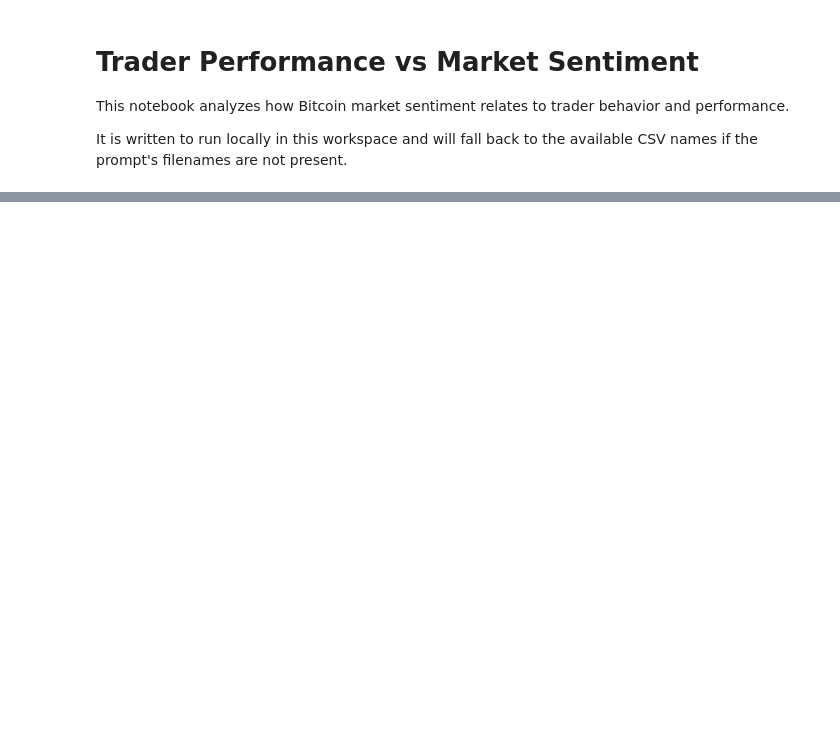
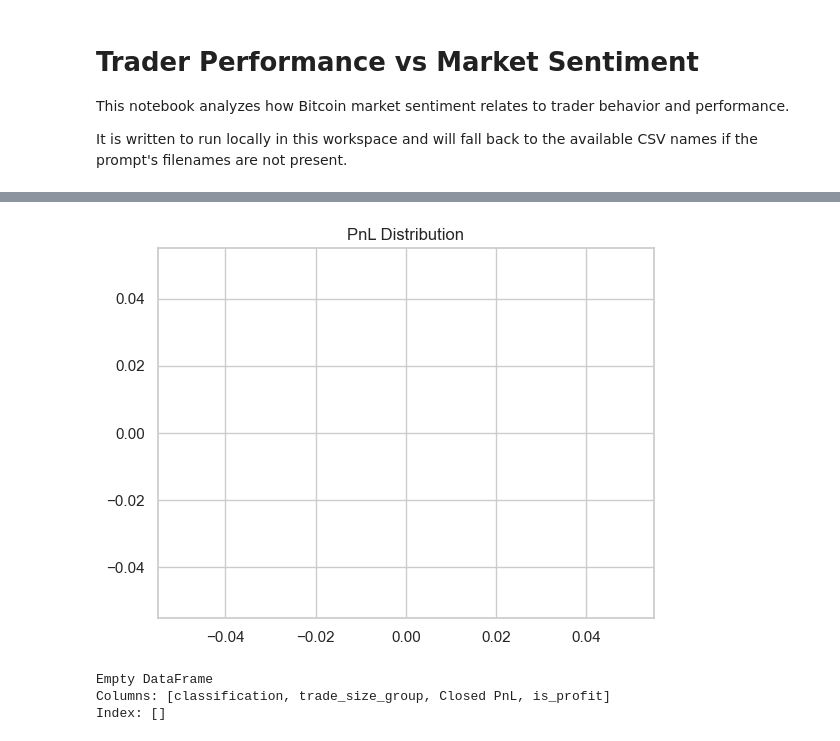
Before and after one commit to mohd-musheer/Trader-Sentiment-Analysis, a Jupyter notebook: analysis.ipynb, the cells around one changed output, grey strips where cells are left out. Cells and saved outputs as stored; diff of their text form; code cells hidden in the pictures; blank space fills up the shorter version.

```diff
--- a/analysis.ipynb
+++ b/analysis.ipynb
@@ -285,0 +128,19 @@ plt.tight_layout()
+# %%
+sns.histplot(data['Closed PnL'], bins=50)
+plt.title("PnL Distribution")
+plt.show()
+# %% [output]
+[figure, added]
+# %%
+data['trade_size_group'] = np.where(data['Size USD'] > data['Size USD'].median(), 'High', 'Low')
+
+segment = data.groupby(['classification', 'trade_size_group']).agg({
+    'Closed PnL': 'mean',
+    'is_profit': 'mean'
+}).reset_index()
+
+print(segment)
+# %% [output]
+Empty DataFrame
+Columns: [classification, trade_size_group, Closed PnL, is_profit]
+Index: []
```
Also changed, not shown: parts of 23 cells of this notebook.
